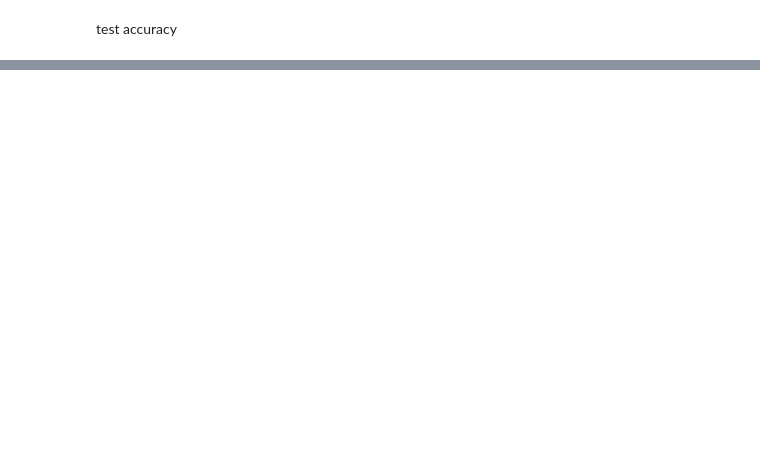
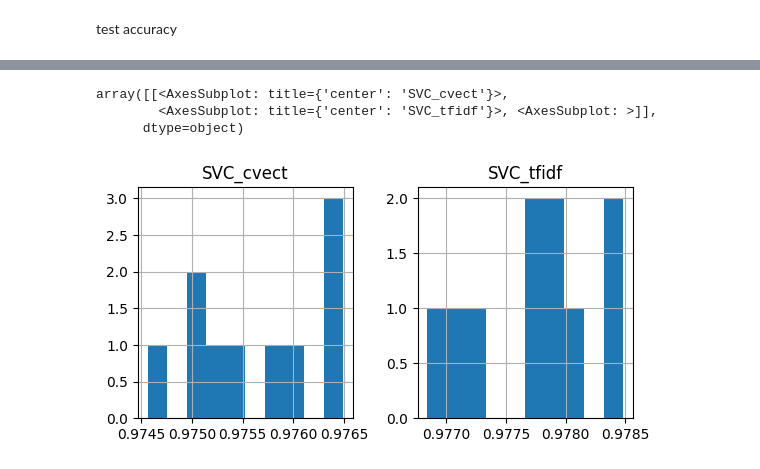
Before and after one commit to giacomovitangeli/phishing-detection, a Jupyter notebook: phishing_detection.ipynb, the cells around one changed output, grey strips where cells are left out. Cells and saved outputs as stored; diff of their text form; code cells hidden in the pictures; blank space fills up the shorter version.

```diff
--- a/phishing_detection.ipynb
+++ b/phishing_detection.ipynb
@@ -535,0 +604,3 @@ metrics.boxplot()
+# %%
+metrics = pd.DataFrame({'SVC_cvect':SVC_cvect['test_accuracy'], 'SVC_tfidf': SVC_tfidf['test_accuracy']})
+metrics
@@ -535,0 +619,7 @@ metrics.boxplot()
+# %%
+metrics.hist(layout = (1,3),figsize = (10,3))
+# %% [output]
+array([[<AxesSubplot: title={'center': 'SVC_cvect'}>,
+        <AxesSubplot: title={'center': 'SVC_tfidf'}>, <AxesSubplot: >]],
+      dtype=object)
+[figure, added]
```
Also changed, not shown: parts of 30 cells of this notebook.
